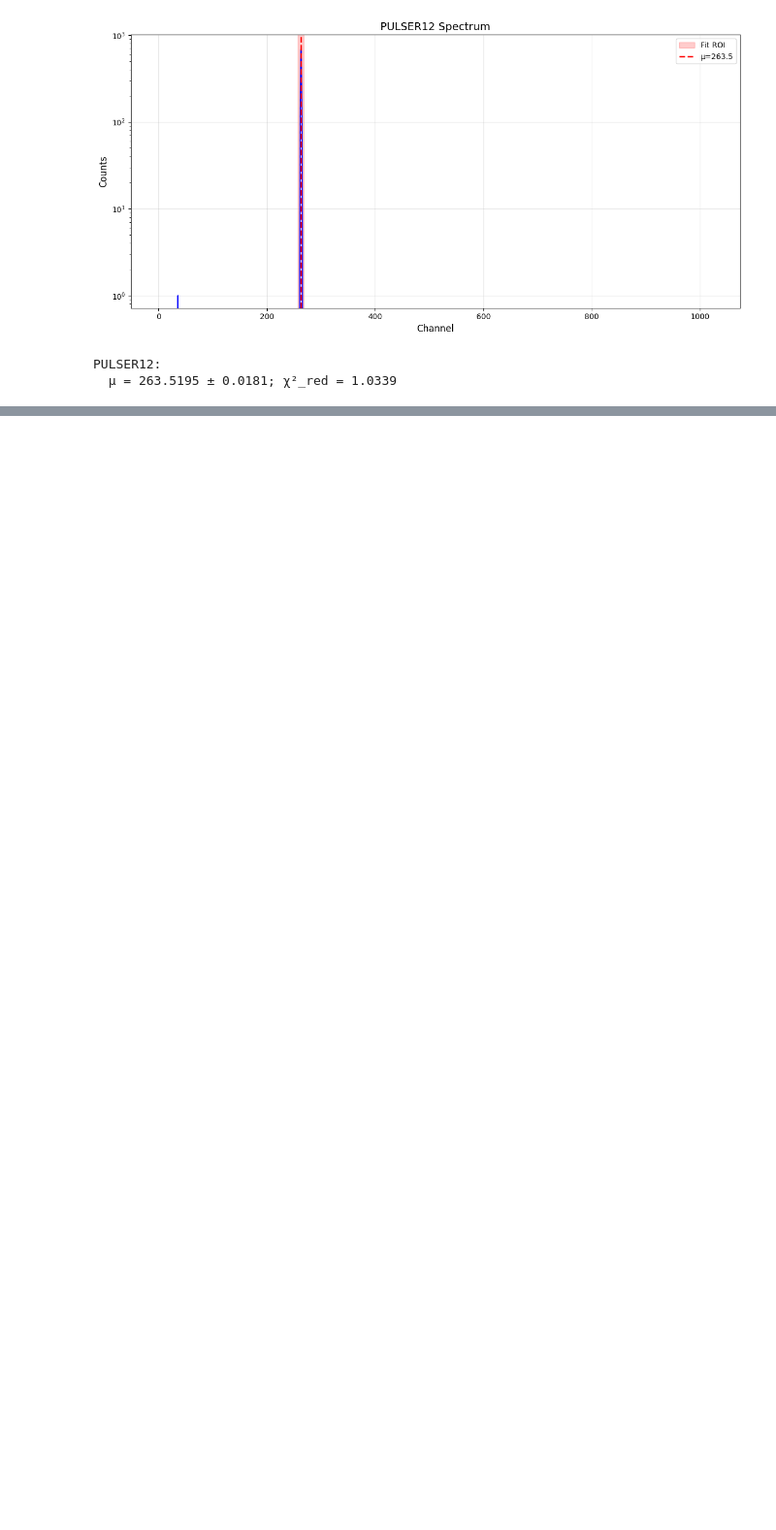
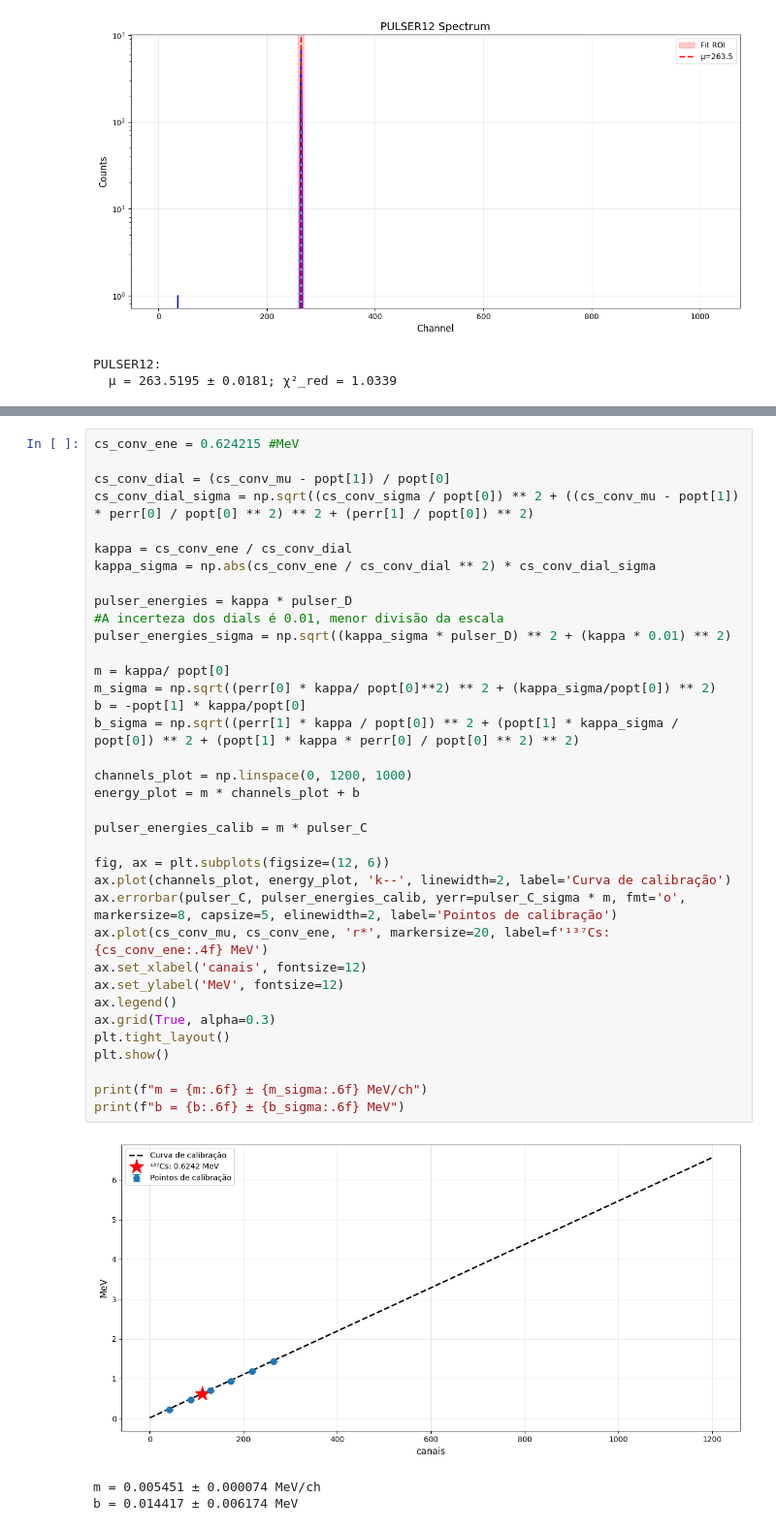
Before and after one commit to David-Amarante/LFEA, a Jupyter notebook: 01_calibracao.ipynb, the cells around one changed output, grey strips where cells are left out. Shown at 97% size. Cells and saved outputs as stored; diff of their text form; blank space fills up the shorter version.

Commit message:
calibracao final

```diff
--- a/01_calibracao.ipynb
+++ b/01_calibracao.ipynb
@@ -269,0 +321,40 @@ PULSER12:
+# %%
+cs_conv_ene = 0.624215 #MeV
+
+cs_conv_dial = (cs_conv_mu - popt[1]) / popt[0]
+cs_conv_dial_sigma = np.sqrt((cs_conv_sigma / popt[0]) ** 2 + ((cs_conv_mu - popt[1]) * perr[0] / popt[0] ** 2) ** 2 + (perr[1] / popt[0]) ** 2)
+
+kappa = cs_conv_ene / cs_conv_dial
+kappa_sigma = np.abs(cs_conv_ene / cs_conv_dial ** 2) * cs_conv_dial_sigma
+
+pulser_energies = kappa * pulser_D
+#A incerteza dos dials é 0.01, menor divisão da escala
+pulser_energies_sigma = np.sqrt((kappa_sigma * pulser_D) ** 2 + (kappa * 0.01) ** 2)
+
+m = kappa/ popt[0]
+m_sigma = np.sqrt((perr[0] * kappa/ popt[0]**2) ** 2 + (kappa_sigma/popt[0]) ** 2)
+b = -popt[1] * kappa/popt[0]
+b_sigma = np.sqrt((perr[1] * kappa / popt[0]) ** 2 + (popt[1] * kappa_sigma / popt[0]) ** 2 + (popt[1] * kappa * perr[0] / popt[0] ** 2) ** 2)
+
+channels_plot = np.linspace(0, 1200, 1000)
+energy_plot = m * channels_plot + b
+
+pulser_energies_calib = m * pulser_C
+
+fig, ax = plt.subplots(figsize=(12, 6))
+ax.plot(channels_plot, energy_plot, 'k--', linewidth=2, label='Curva de calibração')
+ax.errorbar(pulser_C, pulser_energies_calib, yerr=pulser_C_sigma * m, fmt='o', markersize=8, capsize=5, elinewidth=2, label='Pointos de calibração')
+ax.plot(cs_conv_mu, cs_conv_ene, 'r*', markersize=20, label=f'¹³⁷Cs: {cs_conv_ene:.4f} MeV')
+ax.set_xlabel('canais', fontsize=12)
+ax.set_ylabel('MeV', fontsize=12)
+ax.legend()
+ax.grid(True, alpha=0.3)
+plt.tight_layout()
+plt.show()
+
+print(f"m = {m:.6f} ± {m_sigma:.6f} MeV/ch")
+print(f"b = {b:.6f} ± {b_sigma:.6f} MeV")
+# %% [output]
+[figure, added]
+m = 0.005451 ± 0.000074 MeV/ch
+b = 0.014417 ± 0.006174 MeV
```
Also changed, not shown: parts of 8 cells of this notebook.
